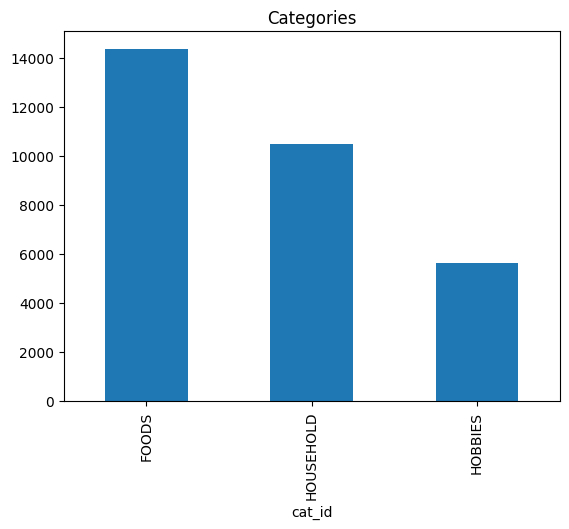
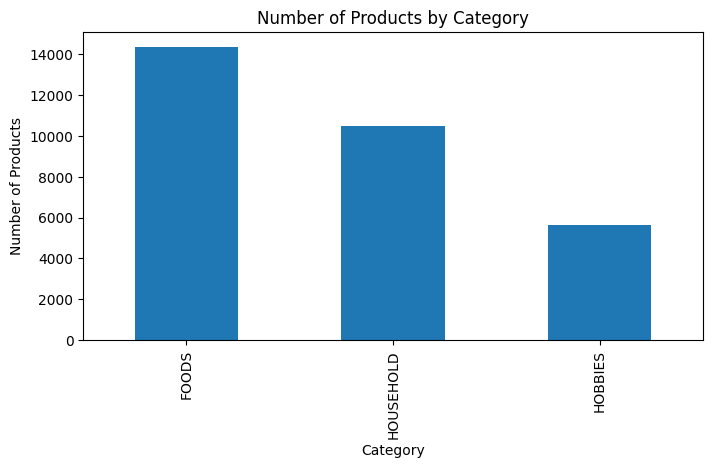
Unified diff of the notebook cell whose output changed from the first chart to the second:
--- before
+++ after
@@ -1,5 +1,7 @@
-##Category Count
-sales['cat_id'].value_counts().plot(kind='bar')
+## Total Products in each Category
+sales['cat_id'].value_counts().plot(kind='bar', figsize=(8,4))
 
-plt.title("Categories")
+plt.title("Number of Products by Category")
+plt.xlabel("Category")
+plt.ylabel("Number of Products")
 plt.show()

Commit: Retail_Demand_Forecasting.ipynb